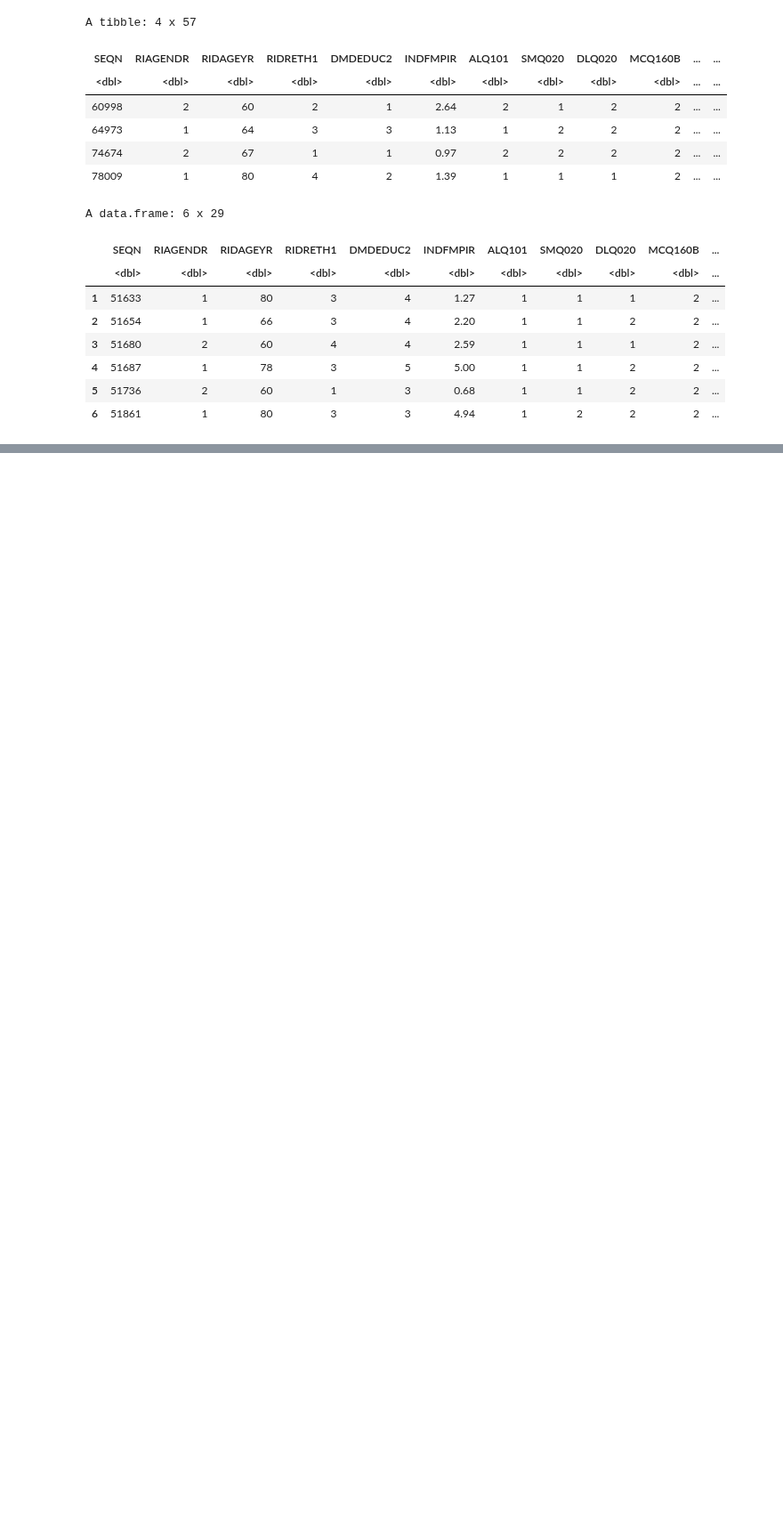
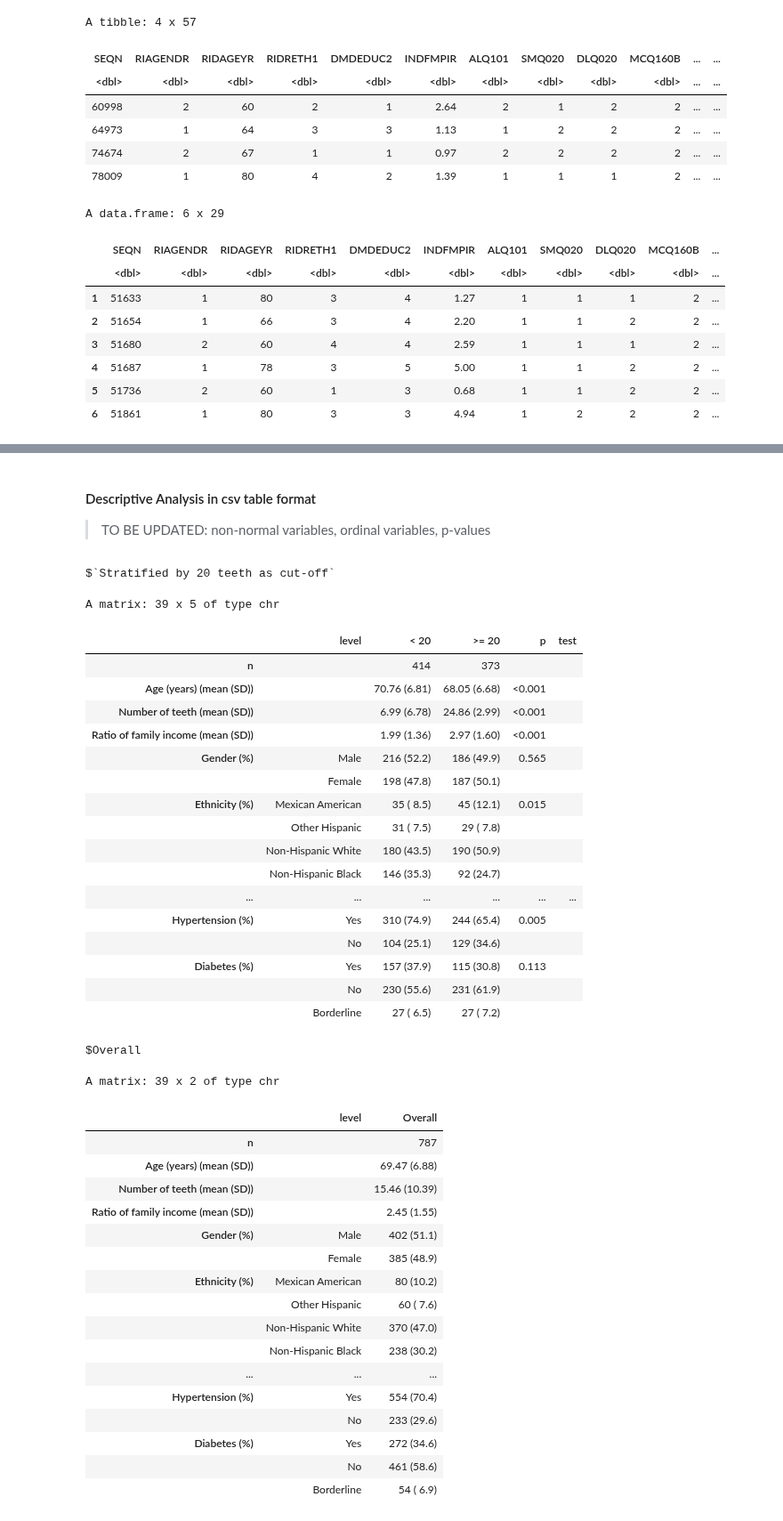
Before and after one commit to silvano315/Med-Physics, a Jupyter notebook: notebooks/NHANES_number_teeth_analysis.ipynb, the cells around one changed output, grey strips where cells are left out. Shown at 89% size. Drawn from its saved outputs; the diff is of its cells as text; code cells hidden in the pictures; blank space fills up the shorter version.

Commit message:
updated with descriptive analysis

```diff
--- a/notebooks/NHANES_number_teeth_analysis.ipynb
+++ b/notebooks/NHANES_number_teeth_analysis.ipynb
@@ -532,0 +557,3 @@ write.csv(df, "/Users/silvanoquarto/Desktop/LAVORO/MEDICAL_PHYSICS/Med-Physics/d
+# %% [markdown]
+#### Descriptive Analysis in csv table format
+> TO BE UPDATED: non-normal variables, ordinal variables, p-values
@@ -532,0 +655,44 @@ write.csv(df, "/Users/silvanoquarto/Desktop/LAVORO/MEDICAL_PHYSICS/Med-Physics/d
+# %%
+# Test e debugging
+results <- create_descriptive_table(df)
+
+results
+# %% [output]
+$`Stratified by 20 teeth as cut-off`
+A matrix: 39 x 5 of type chr
+|  | level | < 20 | >= 20 | p | test |
+| n |  | 414 | 373 |  |  |
+| Age (years) (mean (SD)) |  | 70.76 (6.81) | 68.05 (6.68) | <0.001 |  |
+| Number of teeth (mean (SD)) |  | 6.99 (6.78) | 24.86 (2.99) | <0.001 |  |
+| Ratio of family income (mean (SD)) |  | 1.99 (1.36) | 2.97 (1.60) | <0.001 |  |
+| Gender (%) | Male | 216 (52.2) | 186 (49.9) | 0.565 |  |
+|  | Female | 198 (47.8) | 187 (50.1) |  |  |
+| Ethnicity (%) | Mexican American | 35 ( 8.5) | 45 (12.1) | 0.015 |  |
+|  | Other Hispanic | 31 ( 7.5) | 29 ( 7.8) |  |  |
+|  | Non-Hispanic White | 180 (43.5) | 190 (50.9) |  |  |
+|  | Non-Hispanic Black | 146 (35.3) | 92 (24.7) |  |  |
+| ... | ... | ... | ... | ... | ... |
+| Hypertension (%) | Yes | 310 (74.9) | 244 (65.4) | 0.005 |  |
+|  | No | 104 (25.1) | 129 (34.6) |  |  |
+| Diabetes (%) | Yes | 157 (37.9) | 115 (30.8) | 0.113 |  |
+|  | No | 230 (55.6) | 231 (61.9) |  |  |
+|  | Borderline | 27 ( 6.5) | 27 ( 7.2) |  |  |
+$Overall
+A matrix: 39 x 2 of type chr
+|  | level | Overall |
+| n |  | 787 |
+| Age (years) (mean (SD)) |  | 69.47 (6.88) |
+| Number of teeth (mean (SD)) |  | 15.46 (10.39) |
+| Ratio of family income (mean (SD)) |  | 2.45 (1.55) |
+| Gender (%) | Male | 402 (51.1) |
+|  | Female | 385 (48.9) |
+| Ethnicity (%) | Mexican American | 80 (10.2) |
+|  | Other Hispanic | 60 ( 7.6) |
+|  | Non-Hispanic White | 370 (47.0) |
+|  | Non-Hispanic Black | 238 (30.2) |
+| ... | ... | ... |
+| Hypertension (%) | Yes | 554 (70.4) |
+|  | No | 233 (29.6) |
+| Diabetes (%) | Yes | 272 (34.6) |
+|  | No | 461 (58.6) |
+|  | Borderline | 54 ( 6.9) |
```
Also changed, not shown: parts of 7 cells of this notebook.
